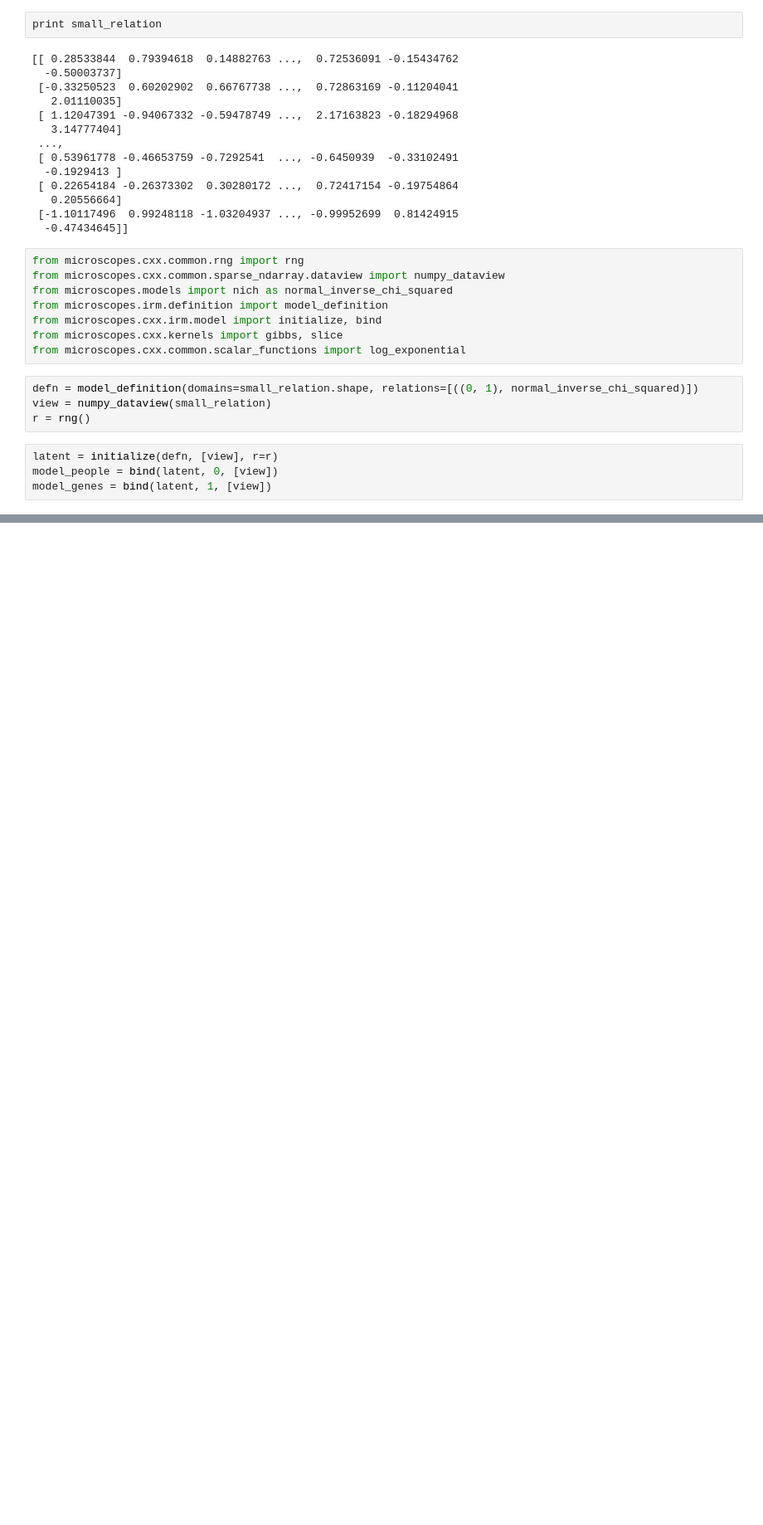
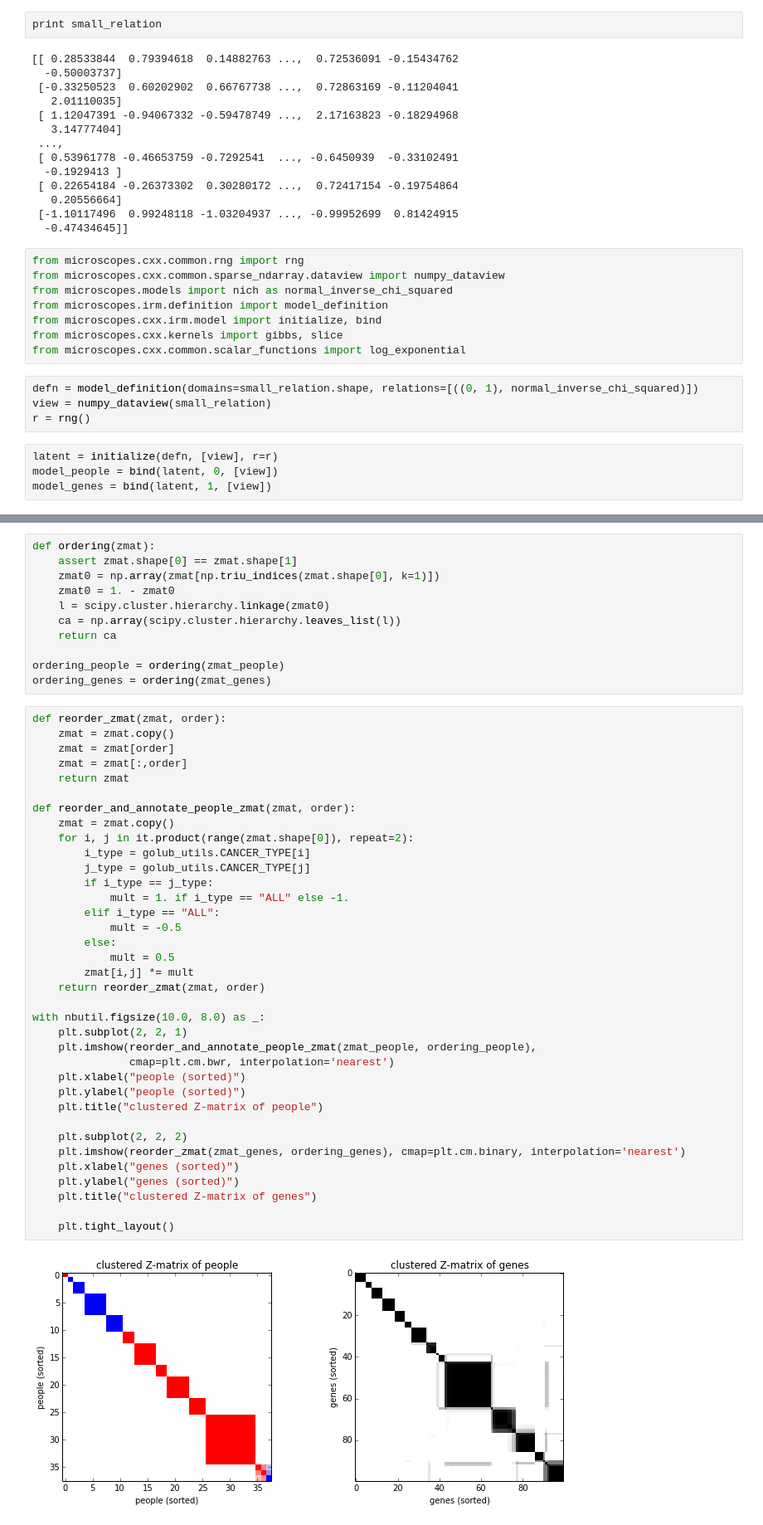
Before and after one commit to datamicroscopes/kernels, a Jupyter notebook: examples/golub-cancer.ipynb, the cells around one changed output, grey strips where cells are left out. Shown at 83% size. Saved outputs shown, nothing was run; the diff lists cells and outputs as text; blank space fills up the shorter version.

```diff
--- a/examples/golub-cancer.ipynb
+++ b/examples/golub-cancer.ipynb
@@ -90,0 +144,49 @@ ordering_genes = list(it.chain.from_iterable(clusters_genes))
+# %%
+def ordering(zmat):
+    assert zmat.shape[0] == zmat.shape[1]
+    zmat0 = np.array(zmat[np.triu_indices(zmat.shape[0], k=1)])
+    zmat0 = 1. - zmat0
+    l = scipy.cluster.hierarchy.linkage(zmat0)
+    ca = np.array(scipy.cluster.hierarchy.leaves_list(l))
+    return ca
+
+ordering_people = ordering(zmat_people)
+ordering_genes = ordering(zmat_genes)
+# %%
+def reorder_zmat(zmat, order):
+    zmat = zmat.copy()
+    zmat = zmat[order]
+    zmat = zmat[:,order]
+    return zmat
+
+def reorder_and_annotate_people_zmat(zmat, order):
+    zmat = zmat.copy()
+    for i, j in it.product(range(zmat.shape[0]), repeat=2):
+        i_type = golub_utils.CANCER_TYPE[i]
+        j_type = golub_utils.CANCER_TYPE[j]
+        if i_type == j_type:
+            mult = 1. if i_type == "ALL" else -1.
+        elif i_type == "ALL":
+            mult = -0.5
+        else:
+            mult = 0.5
+        zmat[i,j] *= mult
+    return reorder_zmat(zmat, order)
+
+with nbutil.figsize(10.0, 8.0) as _:
+    plt.subplot(2, 2, 1)
+    plt.imshow(reorder_and_annotate_people_zmat(zmat_people, ordering_people),
+               cmap=plt.cm.bwr, interpolation='nearest')
+    plt.xlabel("people (sorted)")
+    plt.ylabel("people (sorted)")
+    plt.title("clustered Z-matrix of people")
+
+    plt.subplot(2, 2, 2)
+    plt.imshow(reorder_zmat(zmat_genes, ordering_genes), cmap=plt.cm.binary, interpolation='nearest')
+    plt.xlabel("genes (sorted)")
+    plt.ylabel("genes (sorted)")
+    plt.title("clustered Z-matrix of genes")
+
+    plt.tight_layout()
+# %% [output]
+[figure, added]
```
Also changed, not shown: parts of 11 cells of this notebook, 1 other file.
